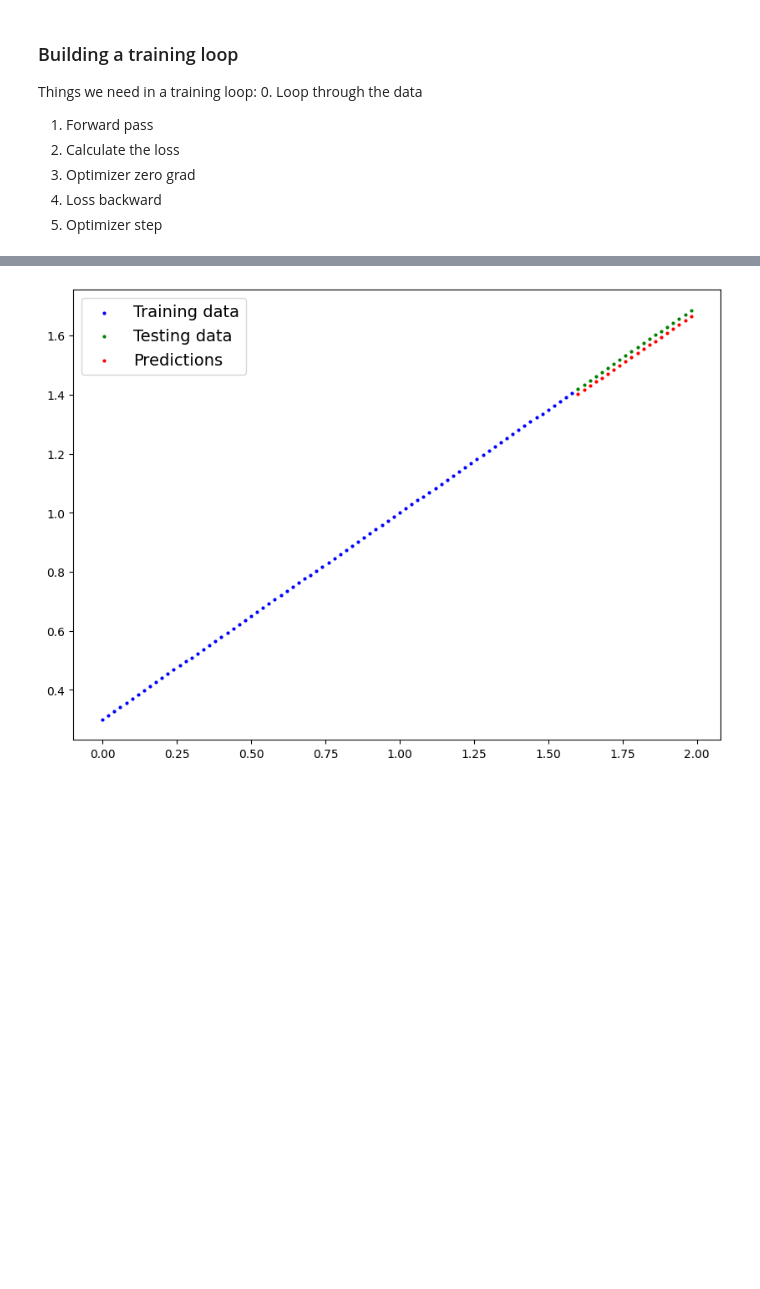
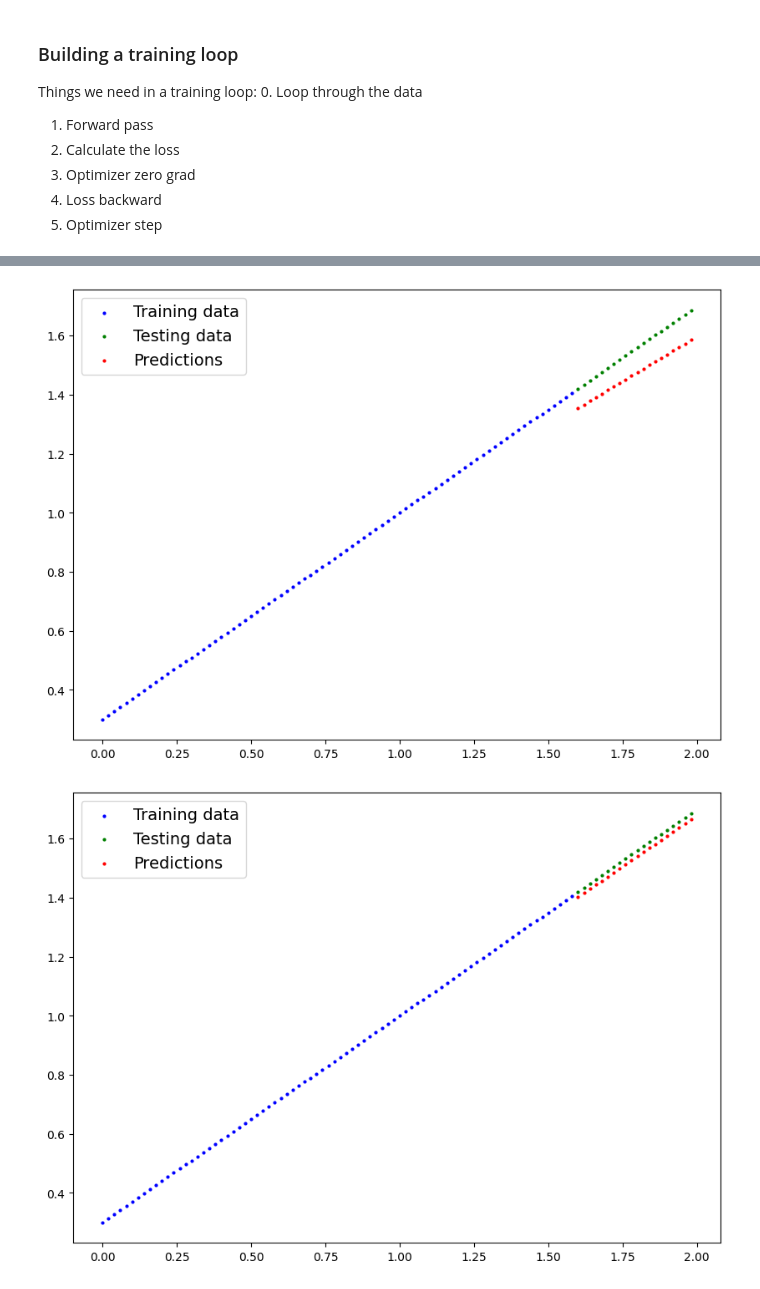
Before and after one commit to silvestr3/pytorch-tutorial, a Jupyter notebook: Pytorch_Tutorial.ipynb, the cells around one changed output, grey strips where cells are left out. Cells and saved outputs as stored; diff of their text form; code cells hidden in the pictures; blank space fills up the shorter version.

```diff
--- a/Pytorch_Tutorial.ipynb
+++ b/Pytorch_Tutorial.ipynb
@@ -354 +365,12 @@ plot_predictions(predictions=y_predictions_rand)
+# %%
+# The more iterations of the train_loop we run, the more accurate the model will be in its predictions,
+# by minimizing the loss returned by the loss function:
+
+train_loop(30)
+with torch.inference_mode():
+  y_train2 = model_0(X_test)
+
+plot_predictions(predictions=y_train2)
+# %% [output]
+[figure, added]
 # %%
```
Also changed, not shown: parts of 7 cells of this notebook.
